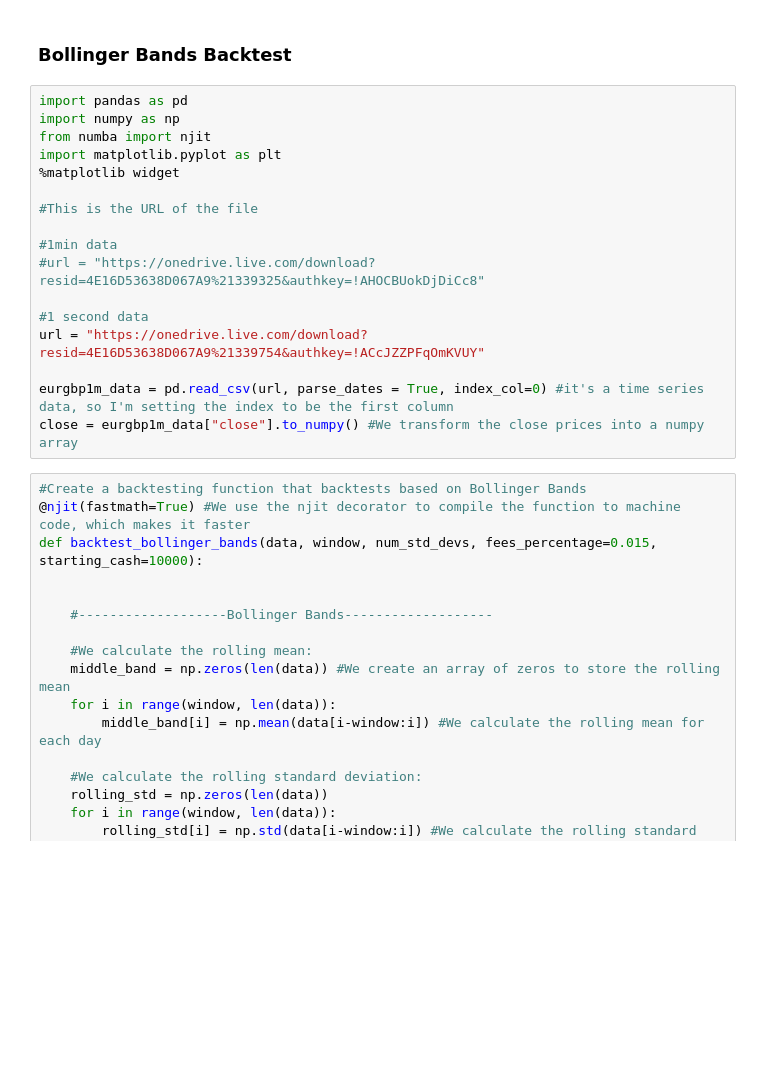
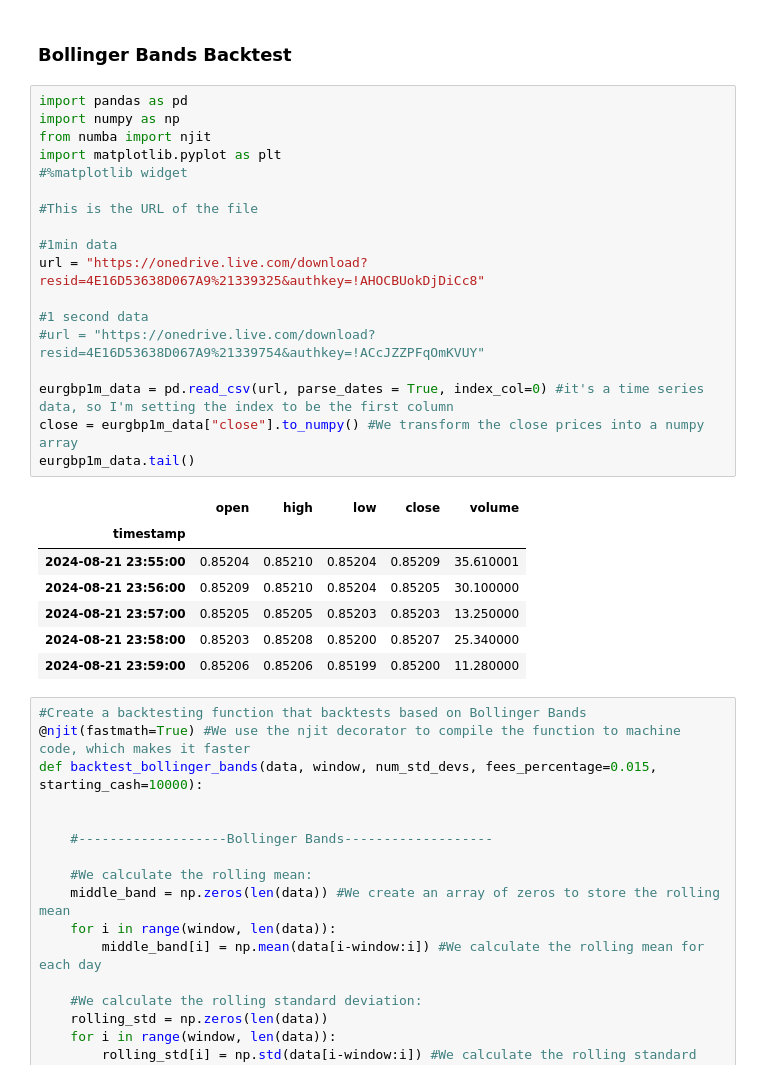
Before and after one commit to edoardoCame/PythonMiniTutorials, a Jupyter notebook: trading strategies/MyOwnBacktester/ErCamezBBtest.ipynb, the cells around one changed output. Cells and saved outputs as stored; diff of their text form; blank space fills up the shorter version.

```diff
--- a/trading strategies/MyOwnBacktester/ErCamezBBtest.ipynb
+++ b/trading strategies/MyOwnBacktester/ErCamezBBtest.ipynb
@@ -3,20 +3,29 @@
 # %%
 import pandas as pd
 import numpy as np
 from numba import njit
 import matplotlib.pyplot as plt
-%matplotlib widget
+#%matplotlib widget
 
 #This is the URL of the file
 
 #1min data
-#url = "https://onedrive.live.com/download?resid=4E16D53638D067A9%21339325&authkey=!AHOCBUokDjDiCc8"
+url = "https://onedrive.live.com/download?resid=4E16D53638D067A9%21339325&authkey=!AHOCBUokDjDiCc8"
 
 #1 second data
-url = "https://onedrive.live.com/download?resid=4E16D53638D067A9%21339754&authkey=!ACcJZZPFqOmKVUY"
+#url = "https://onedrive.live.com/download?resid=4E16D53638D067A9%21339754&authkey=!ACcJZZPFqOmKVUY"
 
 eurgbp1m_data = pd.read_csv(url, parse_dates = True, index_col=0) #it's a time series data, so I'm setting the index to be the first column
 close = eurgbp1m_data["close"].to_numpy() #We transform the close prices into a numpy array
+eurgbp1m_data.tail()
+# %% [output]
+|  | open | high | low | close | volume |
+| timestamp |  |  |  |  |  |
+| 2024-08-21 23:55:00 | 0.85204 | 0.85210 | 0.85204 | 0.85209 | 35.610001 |
+| 2024-08-21 23:56:00 | 0.85209 | 0.85210 | 0.85204 | 0.85205 | 30.100000 |
+| 2024-08-21 23:57:00 | 0.85205 | 0.85205 | 0.85203 | 0.85203 | 13.250000 |
+| 2024-08-21 23:58:00 | 0.85203 | 0.85208 | 0.85200 | 0.85207 | 25.340000 |
+| 2024-08-21 23:59:00 | 0.85206 | 0.85206 | 0.85199 | 0.85200 | 11.280000 |
 # %%
 #Create a backtesting function that backtests based on Bollinger Bands
 @njit(fastmath=True) #We use the njit decorator to compile the function to machine code, which makes it faster
```
Also changed, not shown: parts of 1 cell of this notebook.
